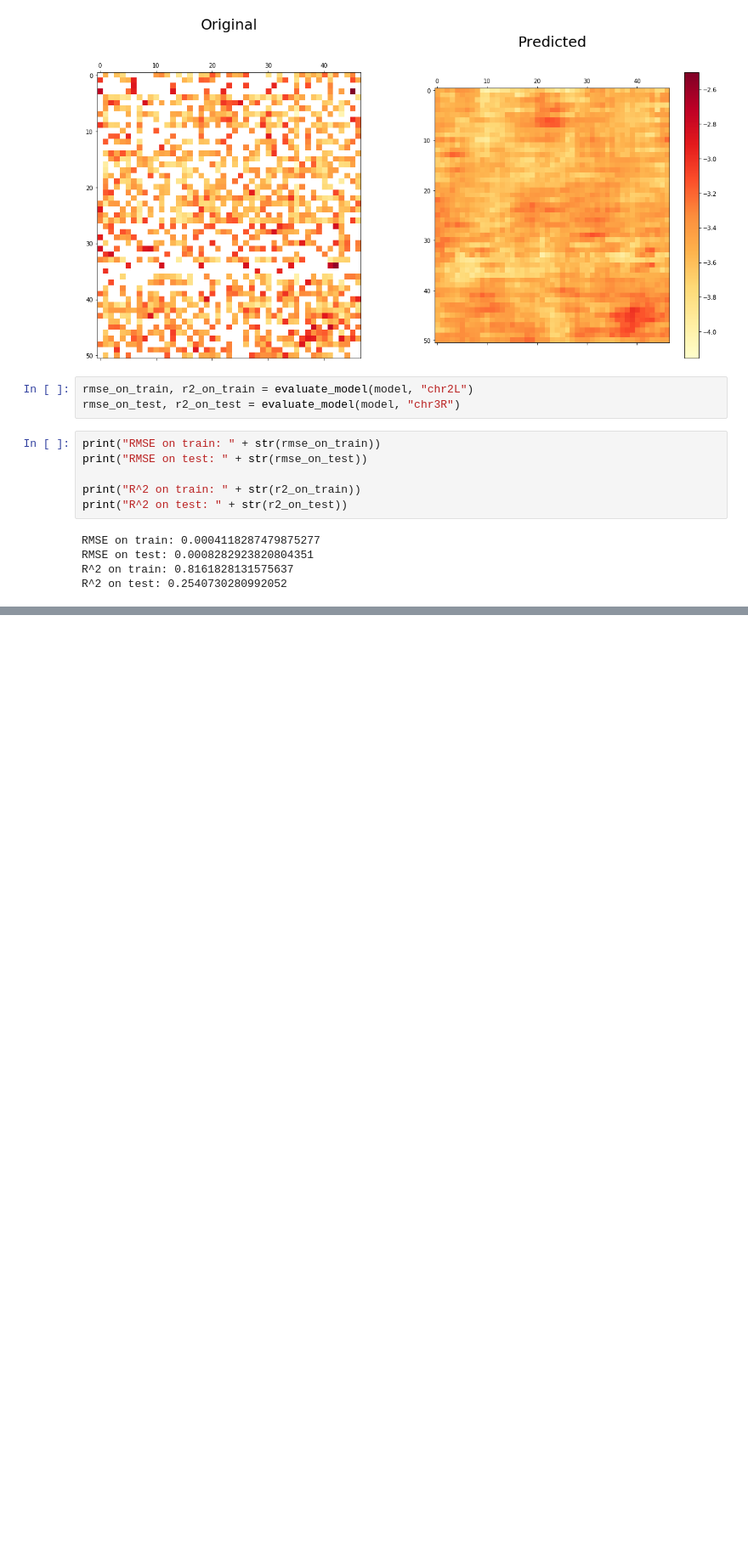
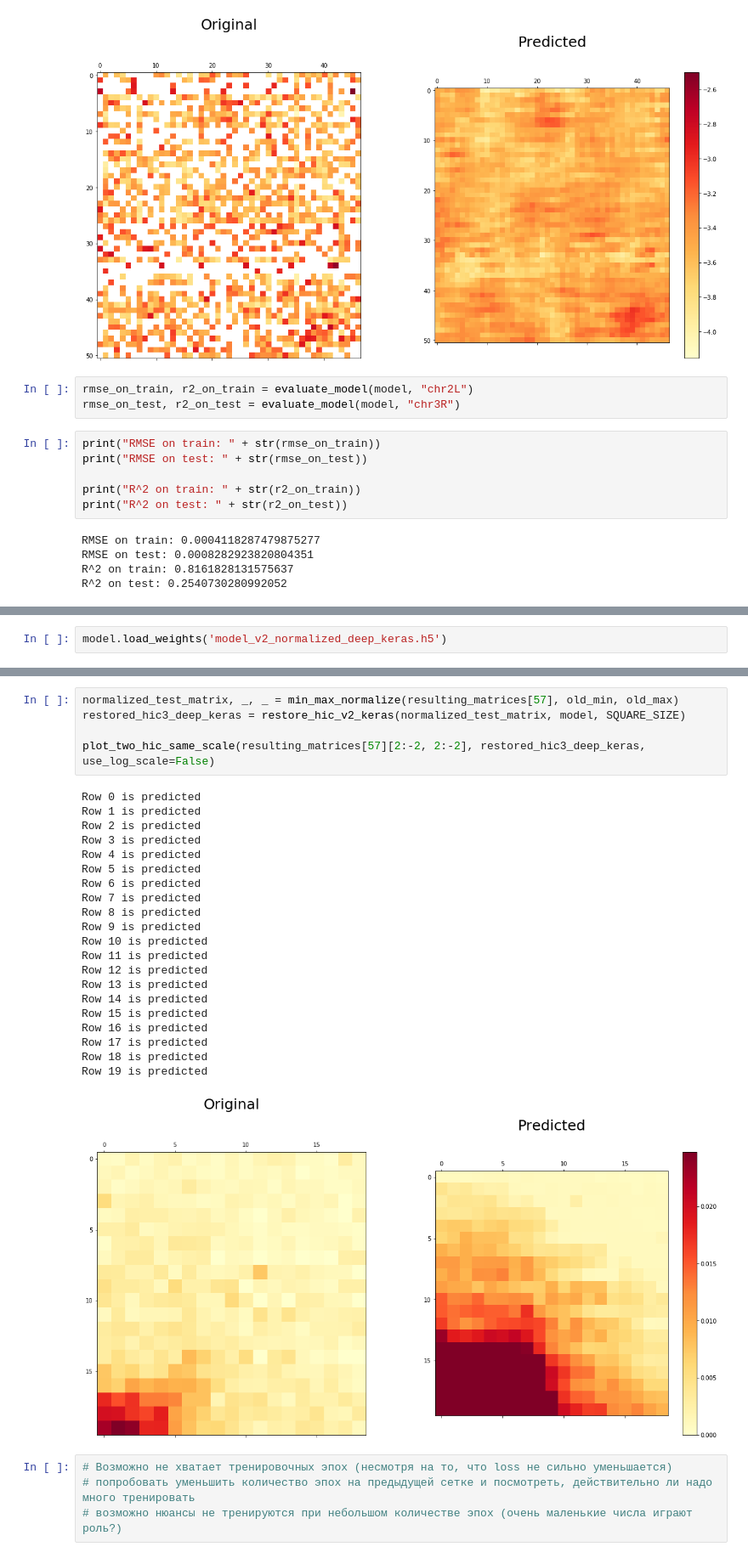
Before and after one commit to Khrameeva-Lab/DeepLearningHiC, a Jupyter notebook: DeepLearningHiC.ipynb, the cells around one changed output, grey strips where cells are left out. Shown at 85% size. Cells and saved outputs as stored; diff of their text form; blank space fills up the shorter version.

```diff
--- a/DeepLearningHiC.ipynb
+++ b/DeepLearningHiC.ipynb
@@ -1768,0 +1829,2 @@ R^2 on test: 0.2540730280992052
+# %%
+model.load_weights('model_v2_normalized_deep_keras.h5')
@@ -1769 +1845,32 @@ R^2 on test: 0.2540730280992052
+# %%
+normalized_test_matrix, _, _ = min_max_normalize(resulting_matrices[57], old_min, old_max)
+restored_hic3_deep_keras = restore_hic_v2_keras(normalized_test_matrix, model, SQUARE_SIZE)
+
+plot_two_hic_same_scale(resulting_matrices[57][2:-2, 2:-2], restored_hic3_deep_keras, use_log_scale=False)
+# %% [output]
+Row 0 is predicted
+Row 1 is predicted
+Row 2 is predicted
+Row 3 is predicted
+Row 4 is predicted
+Row 5 is predicted
+Row 6 is predicted
+Row 7 is predicted
+Row 8 is predicted
+Row 9 is predicted
+Row 10 is predicted
+Row 11 is predicted
+Row 12 is predicted
+Row 13 is predicted
+Row 14 is predicted
+Row 15 is predicted
+Row 16 is predicted
+Row 17 is predicted
+Row 18 is predicted
+Row 19 is predicted
+[figure, added]
+# %%
+# Возможно не хватает тренировочных эпох (несмотря на то, что loss не сильно уменьшается)
+# попробовать уменьшить количество эпох на предыдущей сетке и посмотреть, действительно ли надо много тренировать
+# возможно нюансы не тренируются при небольшом количестве эпох (очень маленькие числа играют роль?)
 # %%
```
Also changed, not shown: parts of 8 cells of this notebook, 1 other file.
